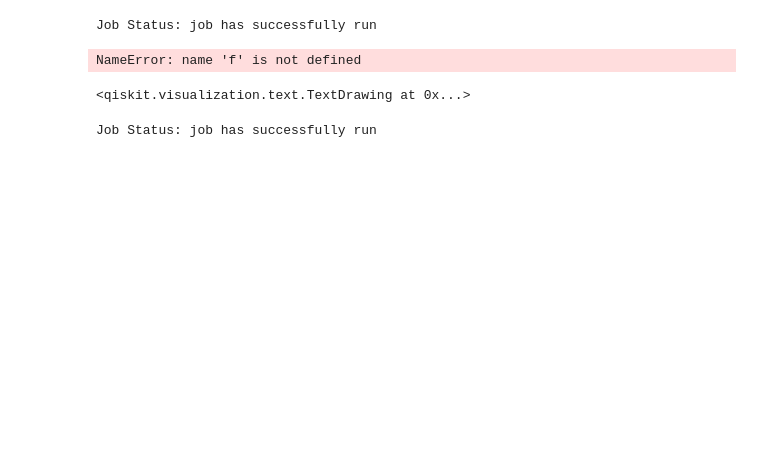
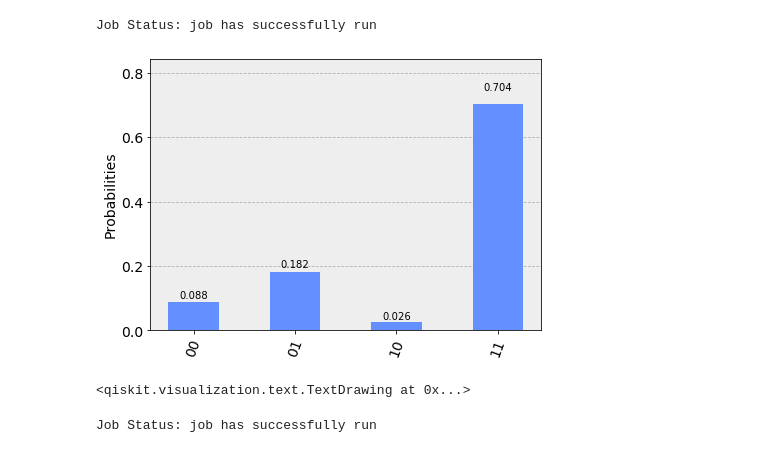
Before and after one commit to MitanshuShaBa/Quantum_Computing, a Jupyter notebook: quantum_basics.ipynb, the cells around one changed output. Cells and saved outputs as stored; diff of their text form; code cells hidden in the pictures; blank space fills up the shorter version.

```diff
--- a/quantum_basics.ipynb
+++ b/quantum_basics.ipynb
@@ -52,14 +52,13 @@ job_monitor(job)
 Job Status: job has successfully run
 # %%
 from qiskit.visualization import plot_histogram
-f
 
 result = job.result()
 counts = result.get_counts(circuit)
 
 plot_histogram([counts])
 # %% [output]
-NameError: name 'f' is not defined
+[figure, added]
 # %%
 backend = provider.get_backend('ibmq_qasm_simulator')
 
```
Also changed, not shown: parts of 3 cells of this notebook.
